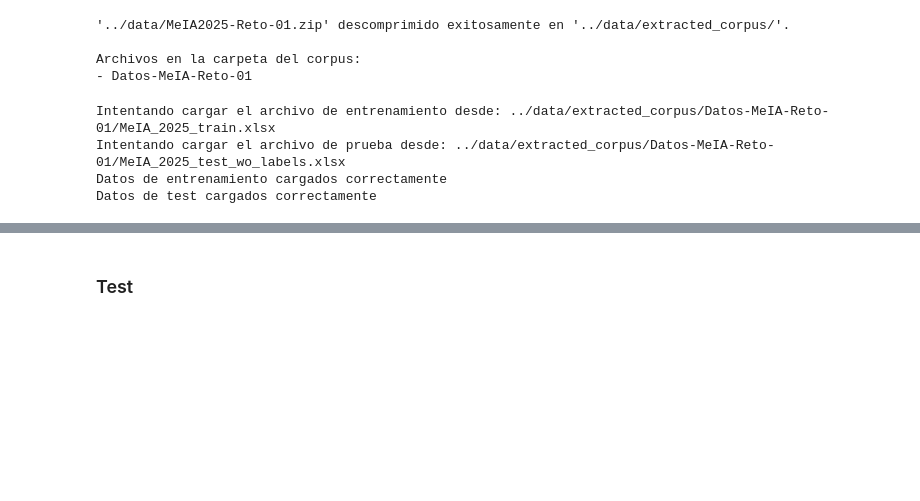
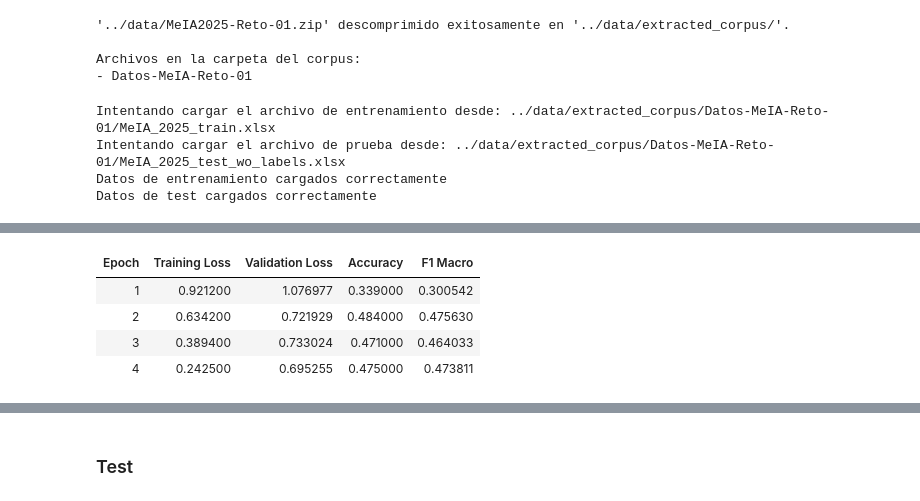
Before and after one commit to Joafp/Desafio_NLP_UNAM, a Jupyter notebook: notebooks/test.ipynb, the cells around one changed output, grey strips where cells are left out. Saved outputs shown, nothing was run; the diff lists cells and outputs as text; code cells hidden in the pictures; blank space fills up the shorter version.

```diff
--- a/notebooks/test.ipynb
+++ b/notebooks/test.ipynb
@@ -155,0 +95,85 @@ Name: count, dtype: int64
+# %%
+# --- AJUSTE 3: Crear el Input Estructurado ---
+print("Creando input estructurado...")
+df_train['structured_text'] = df_train.apply(
+    lambda row: f"tipo: {str(row['Type']).lower()}. pueblo: {str(row['Town']).lower()}. reseña: {str(row['Review']).lower()}",
+    axis=1
+)
+
+# Renombrar columnas para el modelo
+df_model = df_train.rename(columns={'structured_text': 'text', 'Polarity': 'label'})
+
+# --- AJUSTE 2 (Parte 1): Preparar Label para Regresión ---
+# La etiqueta debe ser float y empezar en 0.
+df_model['label'] = df_model['label'].apply(lambda x: float(x) - 1.0)
+
+# Convertir a Dataset de Hugging Face
+dataset = Dataset.from_pandas(df_model[['text', 'label']])
+
+# Dividir en entrenamiento y validación
+train_test_split = dataset.train_test_split(test_size=0.2, seed=42) # Usar semilla para reproducibilidad
+train_dataset = train_test_split['train']
+eval_dataset = train_test_split['test']
+
+# --- 2. Cargar Modelo y Tokenizador ---
+model_name = "distilbert/distilbert-base-multilingual-cased"
+tokenizer = AutoTokenizer.from_pretrained(model_name)
+
+# --- AJUSTE 2 (Parte 2): Configurar Modelo para Regresión ---
+model = AutoModelForSequenceClassification.from_pretrained(
+    model_name,
+    num_labels=1 # <-- ¡CLAVE! Salida única para la regresión
+)
+
+# Función de tokenización (no necesita cambios)
+def tokenize_function(examples):
+    return tokenizer(examples["text"], padding="max_length", truncation=True, max_length=512)
+
+tokenized_train_dataset = train_dataset.map(tokenize_function, batched=True)
+tokenized_eval_dataset = eval_dataset.map(tokenize_function, batched=True)
+
+# --- AJUSTE 1 y 2 (Parte 3): Métrica para Regresión Ordinal ---
+def compute_metrics_regression(eval_pred):
+    logits, labels = eval_pred
+    predictions = logits.flatten()
+
+    # Redondear y limitar al rango [0, 4]
+    rounded_predictions = np.round(predictions)
+    clipped_predictions = np.clip(rounded_predictions, 0, 4)
+
+    # Usar métrica MACRO F1
+    f1 = f1_score(labels, clipped_predictions, average="macro")
+    accuracy = accuracy_score(labels, clipped_predictions)
+    return {"accuracy": accuracy, "f1_macro": f1}
+
+# --- 4. Configurar Entrenamiento ---
+training_args = TrainingArguments(
+    output_dir="./results_beto_ordinal_v2",
+    num_train_epochs=4, # Podemos probar con un poco más de épocas
+    per_device_train_batch_size=8, # Bajar si hay problemas de memoria
+    per_device_eval_batch_size=8,
+    gradient_accumulation_steps=2, # Simula un batch size de 16 (8*2)
+    warmup_ratio=0.1, # Usar warmup_ratio es más flexible que steps fijos
+    weight_decay=0.01,
+    logging_dir='./logs_beto_ordinal_v2',
+    logging_steps=50,
+    eval_strategy="epoch",
+    save_strategy="epoch",
+    load_best_model_at_end=True,
+    metric_for_best_model="f1_macro", # ¡Importante!
+    greater_is_better=True,
+)
+
+trainer = Trainer(
+    model=model,
+    args=training_args,
+    train_dataset=tokenized_train_dataset,
+    eval_dataset=tokenized_eval_dataset,
+    tokenizer=tokenizer,
+    compute_metrics=compute_metrics_regression,
+)
+
+# ¡A entrenar!
+print("Iniciando entrenamiento con el modelo ordinal y texto estructurado...")
+trainer.train()
+# %% [output]
@@ -155,0 +185,5 @@ Name: count, dtype: int64
+| Epoch | Training Loss | Validation Loss | Accuracy | F1 Macro |
+| 1 | 0.921200 | 1.076977 | 0.339000 | 0.300542 |
+| 2 | 0.634200 | 0.721929 | 0.484000 | 0.475630 |
+| 3 | 0.389400 | 0.733024 | 0.471000 | 0.464033 |
+| 4 | 0.242500 | 0.695255 | 0.475000 | 0.473811 |
```
Also changed, not shown: parts of 27 cells of this notebook, 3 other files.
